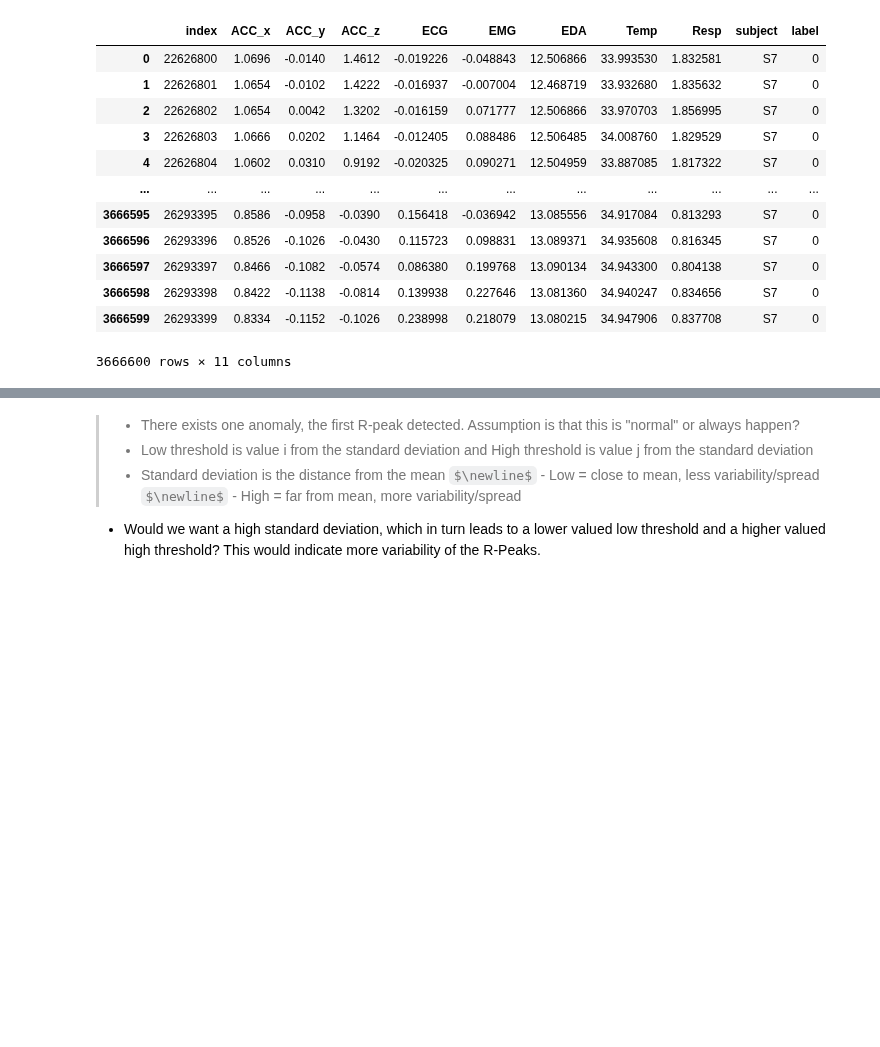
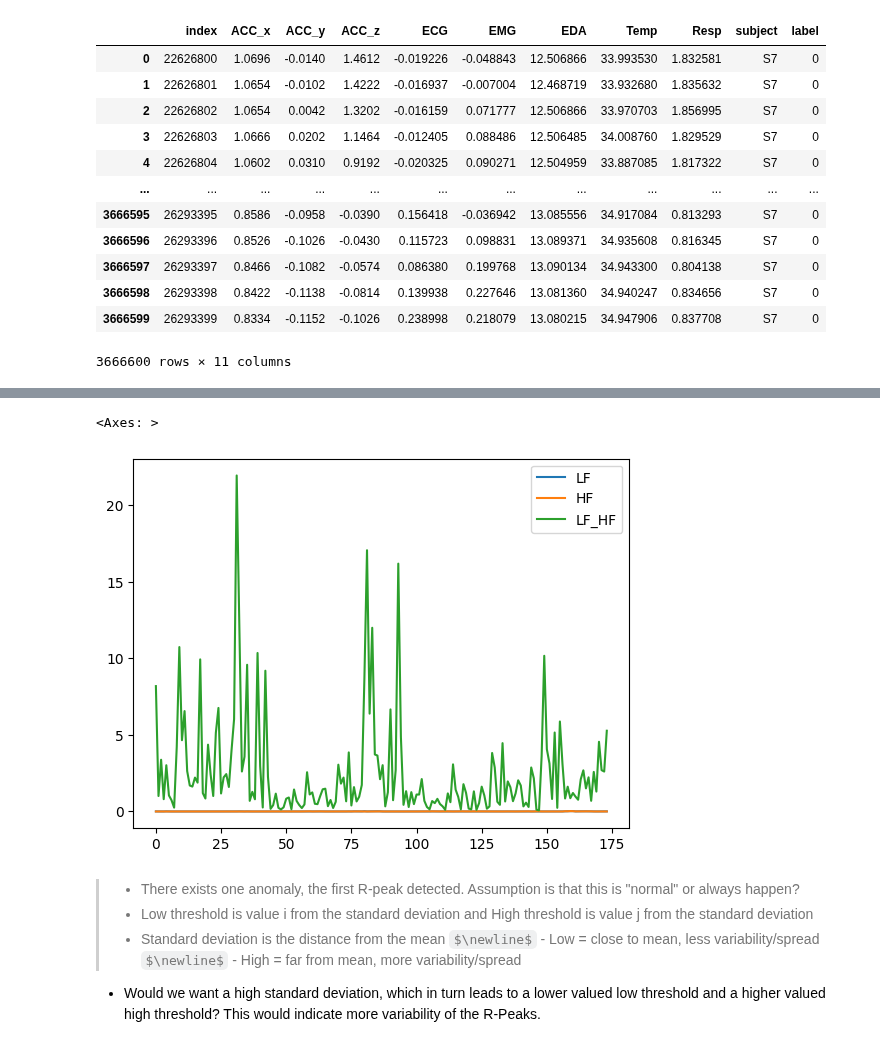
Before and after one commit to invisible-illness-project/lamina, a Jupyter notebook: notebook_experiments/ans_basics_via_wesad/ecg_to_hr.ipynb, the cells around one changed output, grey strips where cells are left out. Cells and saved outputs as stored; diff of their text form; code cells hidden in the pictures; some formulas as TeX source; blank space fills up the shorter version.

```diff
--- a/notebook_experiments/ans_basics_via_wesad/ecg_to_hr.ipynb
+++ b/notebook_experiments/ans_basics_via_wesad/ecg_to_hr.ipynb
@@ -370,0 +399,3 @@ collect_hrv_time_metrics_df.plot.line()
+# %%
+collect_hrv_freq_metrics_df = pd.DataFrame(collect_hrv_freq_metrics)
+collect_hrv_freq_metrics_df
@@ -371,3 +416,8 @@ collect_hrv_time_metrics_df.plot.line()
+# %%
+collect_hrv_freq_metrics_df.plot.line()
+# %% [output]
+<Axes: >
+[figure, added]
 # %% [markdown]
 > - There exists one anomaly, the first R-peak detected. Assumption is that this is "normal" or always happen?
 > - Low threshold is value i from the standard deviation and High threshold is value j from the standard deviation
```
Also changed, not shown: parts of 7 cells of this notebook.
